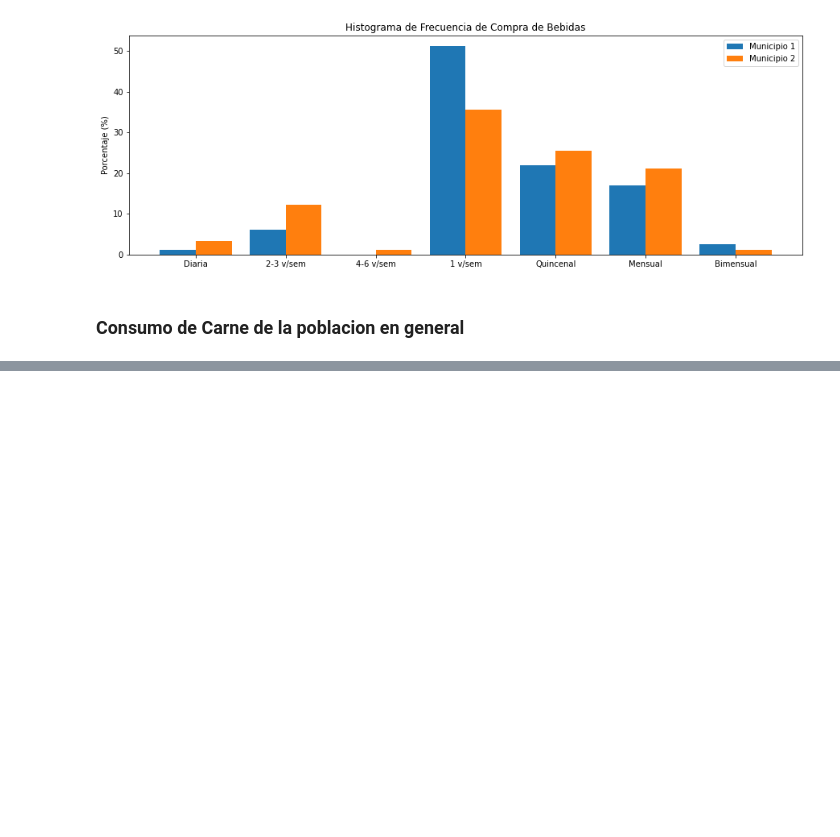
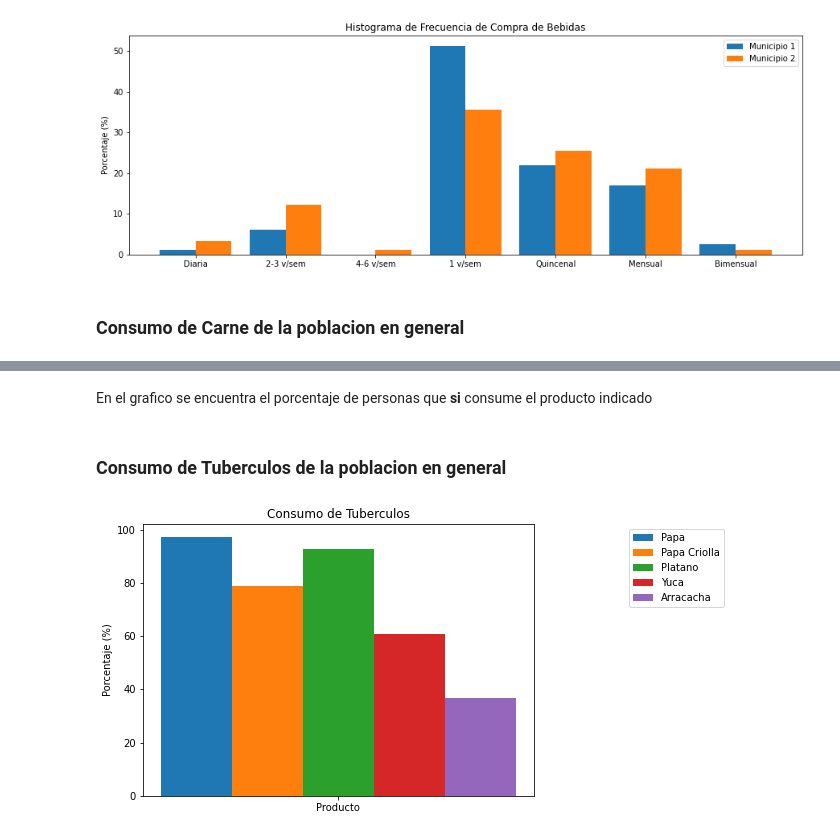
Before and after one commit to RosalynD/Consumo, a Jupyter notebook: Graficos.ipynb, the cells around one changed output, grey strips where cells are left out. Drawn from its saved outputs; the diff is of its cells as text; code cells hidden in the pictures; blank space fills up the shorter version.

```diff
--- a/Graficos.ipynb
+++ b/Graficos.ipynb
@@ -601,0 +631,18 @@ subcategorybar(['Producto'], [pr[1], pce[1], pp[1], ppe[1], ppo[1]], ya='P', tit
+# %% [markdown]
+En el grafico se encuentra el porcentaje de personas que **si** consume el producto indicado
+# %% [markdown]
+### Consumo de Tuberculos de la poblacion en general
+# %%
+a = tuberculos[2][tuberculos[2].columns[0]]
+b = tuberculos[2][tuberculos[2].columns[5]]
+c = tuberculos[2][tuberculos[2].columns[10]]
+d = tuberculos[2][tuberculos[2].columns[15]]
+e = tuberculos[2][tuberculos[2].columns[20]]
+
+f1, p1, cod1, f2, p2, cod2 =  pltfig(a , b, plot=False)
+f3, p3, cod3, f4, p4, cod4 =  pltfig(c , d, plot=False)
+f5, p5, cod5, _, _, _ =  pltfig(e , a, plot=False)
+rcParams['figure.figsize']=7,5
+subcategorybar(['Producto'], [p1[1], p2[1], p3[1], p4[1], p5[1]], ya='P', title='Consumo de Tuberculos', leg=['Papa', 'Papa Criolla', 'Platano', 'Yuca', 'Arracacha'])
+# %% [output]
+[figure, added]
```
Also changed, not shown: parts of 24 cells of this notebook, 3 other files.
